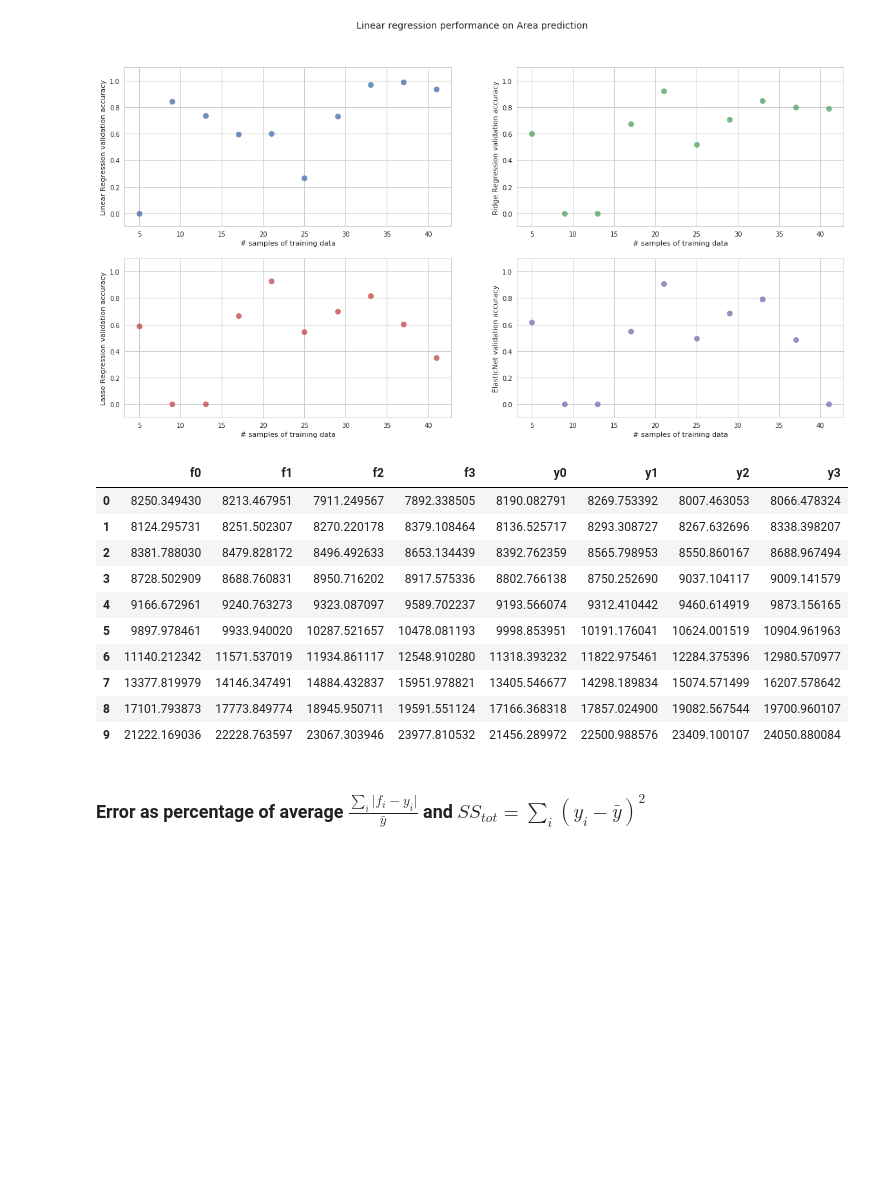
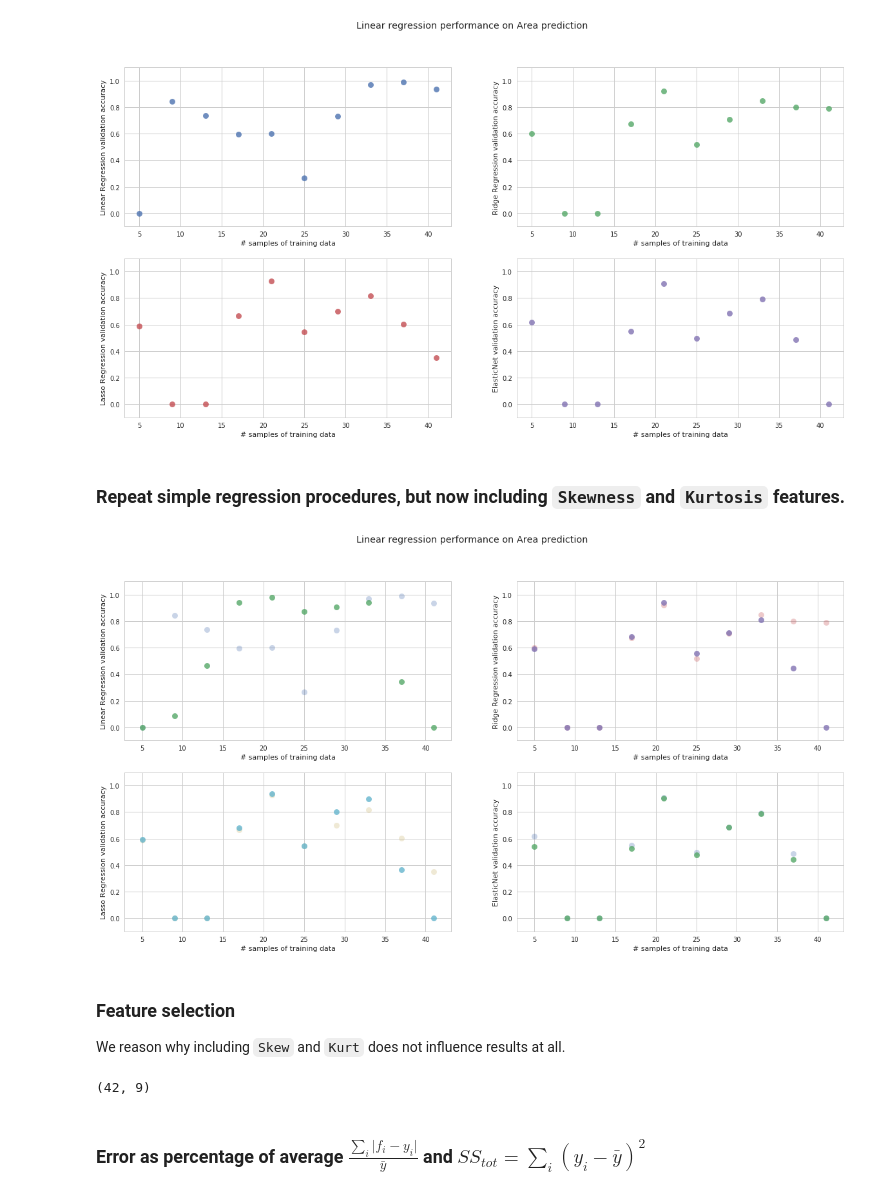
Before and after one commit to Columbia-Creative-Machines-Lab/muscle-prediction, a Jupyter notebook: parametric-analysis.ipynb, the cells around one changed output. Cells and saved outputs as stored; diff of their text form; code cells hidden in the pictures; blank space fills up the shorter version.

Commit message:
add stats for skewness/kurtosis features

```diff
--- a/parametric-analysis.ipynb
+++ b/parametric-analysis.ipynb
@@ -163,17 +144,5 @@ fig.suptitle('Linear regression performance on Area prediction')
 fig.savefig('assets/linear-performance.png')
 # %% [output]
 [figure]
-# %%
-preds
-# %% [output]
-|  | f0 | f1 | f2 | f3 | y0 | y1 | y2 | y3 |
-| 0 | 8250.349430 | 8213.467951 | 7911.249567 | 7892.338505 | 8190.082791 | 8269.753392 | 8007.463053 | 8066.478324 |
-| 1 | 8124.295731 | 8251.502307 | 8270.220178 | 8379.108464 | 8136.525717 | 8293.308727 | 8267.632696 | 8338.398207 |
-| 2 | 8381.788030 | 8479.828172 | 8496.492633 | 8653.134439 | 8392.762359 | 8565.798953 | 8550.860167 | 8688.967494 |
-| 3 | 8728.502909 | 8688.760831 | 8950.716202 | 8917.575336 | 8802.766138 | 8750.252690 | 9037.104117 | 9009.141579 |
-| 4 | 9166.672961 | 9240.763273 | 9323.087097 | 9589.702237 | 9193.566074 | 9312.410442 | 9460.614919 | 9873.156165 |
-| 5 | 9897.978461 | 9933.940020 | 10287.521657 | 10478.081193 | 9998.853951 | 10191.176041 | 10624.001519 | 10904.961963 |
-| 6 | 11140.212342 | 11571.537019 | 11934.861117 | 12548.910280 | 11318.393232 | 11822.975461 | 12284.375396 | 12980.570977 |
-| 7 | 13377.819979 | 14146.347491 | 14884.432837 | 15951.978821 | 13405.546677 | 14298.189834 | 15074.571499 | 16207.578642 |
-| 8 | 17101.793873 | 17773.849774 | 18945.950711 | 19591.551124 | 17166.368318 | 17857.024900 | 19082.567544 | 19700.960107 |
-| 9 | 21222.169036 | 22228.763597 | 23067.303946 | 23977.810532 | 21456.289972 | 22500.988576 | 23409.100107 | 24050.880084 |
+# %% [markdown]
+### Repeat simple regression procedures, but now including `Skewness` and `Kurtosis` features.
@@ -179,0 +175,15 @@ preds
+# %%
+fig, axes = plt.subplots(nrows=2, ncols=2, figsize=(20,10))
+for i, clf in enumerate(clfs):
+    axes.flat[i].set_ylim(-0.1, 1.1)
+    sns.regplot(pd.Series(np.arange(5, 45, 4)), scores.columns[i], scores, fit_reg=False, ax=axes.flat[i], scatter_kws={'s': 80, 'alpha': 0.3})
+    sns.regplot(np.arange(5, 45, 4), scores2.columns[i], scores2, fit_reg=False, ax=axes.flat[i], scatter_kws={'s': 80, 'alpha': 0.8}) # original (non-polynomial features)
+    axes.flat[i].set_xlabel('# samples of training data')
+    axes.flat[i].set_ylabel(scores.columns[i] + ' validation accuracy')
+fig.suptitle('Linear regression performance on Area prediction')
+fig.savefig('assets/linear-performance.png')
+# %% [output]
+[figure, added]
+# %% [markdown]
+### Feature selection
+We reason why including `Skew` and `Kurt` does not influence results at all.
@@ -180,3 +196,7 @@ preds
+# %%
+trans.shape
+# %% [output]
+(42, 9)
 # %% [markdown]
 ### Error as percentage of average $ \frac{\sum_i\vert f_i - y_i \vert}{\bar y} $ and $ SS_{tot}=\sum_i (y_i - \bar y)^2 $
 # %% [markdown]
```
Also changed, not shown: parts of 22 cells of this notebook, 1 other file.
